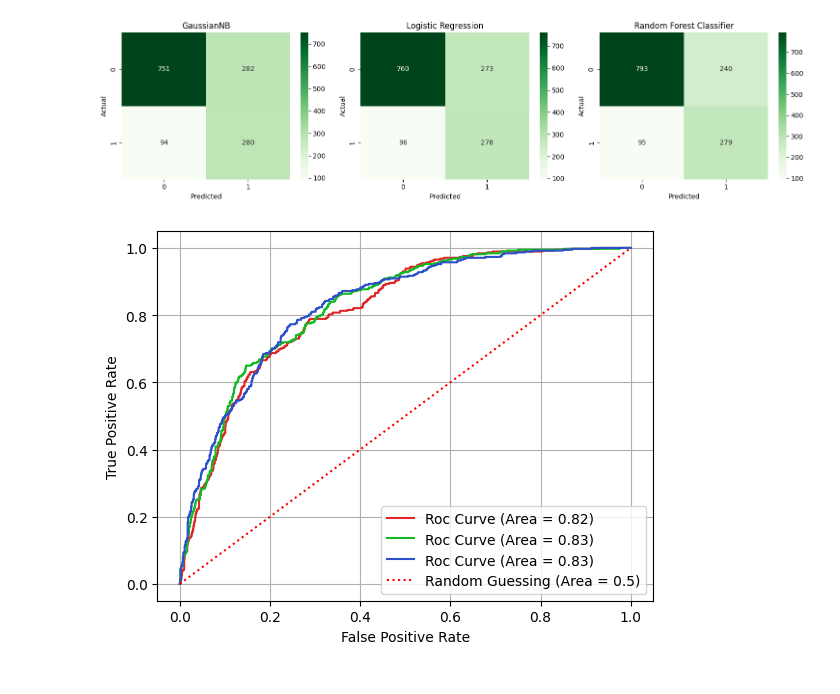
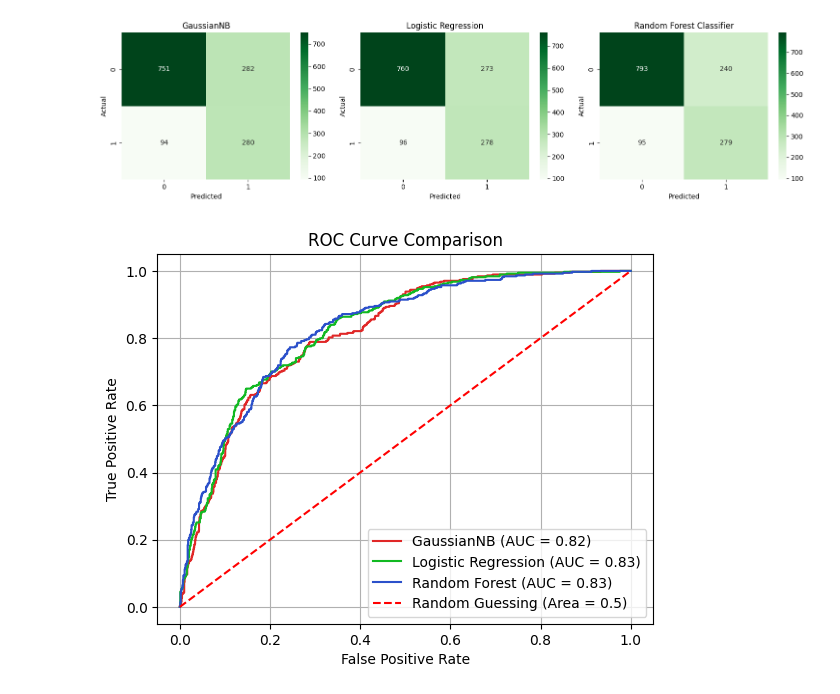
Before and after one commit to Md-Maruf-1727/customer-churn-prediction-ml, a Jupyter notebook: NoteBooks/04_model_training.ipynb, the cells around one changed output. Drawn from its saved outputs; the diff is of its cells as text; code cells hidden in the pictures.

```diff
--- a/NoteBooks/04_model_training.ipynb
+++ b/NoteBooks/04_model_training.ipynb
@@ -97,10 +99,12 @@ Result without scaling:
 scale_xtrain = xtrain.copy()
 scale_xtest = xtest.copy()
 # %%
-sts = StandardScaler()
 continuous_cols = ['tenure', 'MonthlyCharges', 'TotalCharges', 'Average']
-scale_xtrain[continuous_cols] = sts.fit_transform(scale_xtrain[continuous_cols])
-scale_xtest[continuous_cols] = sts.transform(scale_xtest[continuous_cols])
+
+scaler = StandardScaler()
+
+scale_xtrain[continuous_cols] = scaler.fit_transform(scale_xtrain[continuous_cols])
+scale_xtest[continuous_cols] = scaler.transform(scale_xtest[continuous_cols])
 # %%
 smote = SMOTE(random_state=42)
 scale_xtrain_res, scale_ytrain_res = smote.fit_resample(scale_xtrain, ytrain)
@@ -340,21 +354,20 @@ plt.show()
 [figure]
 # %%
 fpr1, tpr1, _ = roc_curve(ytest, gnb_pred_proba)
-
 fpr2, tpr2, _ = roc_curve(ytest, logistic_model_pred_proba)
-
 fpr3, tpr3, _ = roc_curve(ytest, rf_pred_proba)
 
-plt.plot(fpr1, tpr1, color="#E02727", label= f"Roc Curve (Area = {gnb_roc_auc:.2f})")
-plt.plot(fpr2, tpr2, color="#11B922", label= f"Roc Curve (Area = {logistic_roc_auc:.2f})")
-plt.plot(fpr3, tpr3, color="#2B50CA", label= f"Roc Curve (Area = {logistic_roc_auc:.2f})")
+plt.plot(fpr1, tpr1, color="#E02727", label= f"GaussianNB (AUC = {gnb_roc_auc:.2f})")
+plt.plot(fpr2, tpr2, color="#11B922", label= f"Logistic Regression (AUC = {logistic_roc_auc:.2f})")
+plt.plot(fpr3, tpr3, color="#2B50CA", label= f"Random Forest (AUC = {rf_roc_auc:.2f})")
 
-plt.plot([0, 1], [0, 1], color='red', linestyle=":", label="Random Guessing (Area = 0.5)")
+plt.plot([0, 1], [0, 1], color='red', linestyle="--", label="Random Guessing (Area = 0.5)")
 
+plt.title("ROC Curve Comparison")
 plt.xlabel("False Positive Rate")
 plt.ylabel("True Positive Rate")
 plt.legend(loc='lower right')
 plt.grid(True)
 plt.show()
 # %% [output]
-[figure, old version]
+[figure, new version]
```
Also changed, not shown: parts of 14 cells of this notebook.
